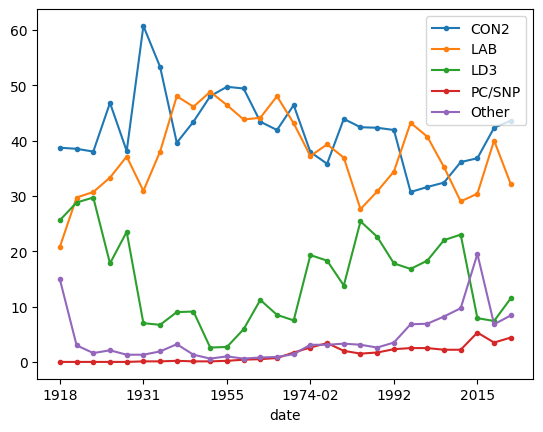
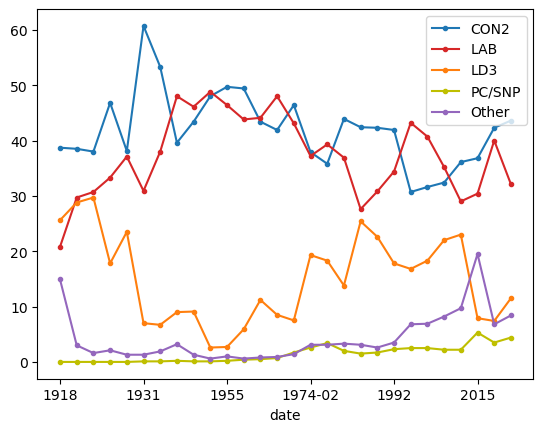
Unified diff of the notebook cell whose output changed from the first chart to the second:
--- before
+++ after
@@ -1 +1 @@
-elections_uk.set_index('date').plot(marker='.')
+elections_uk.set_index('date').plot(marker='.',color=party_colours)

Commit: add appropriate colours to UK elections notebook